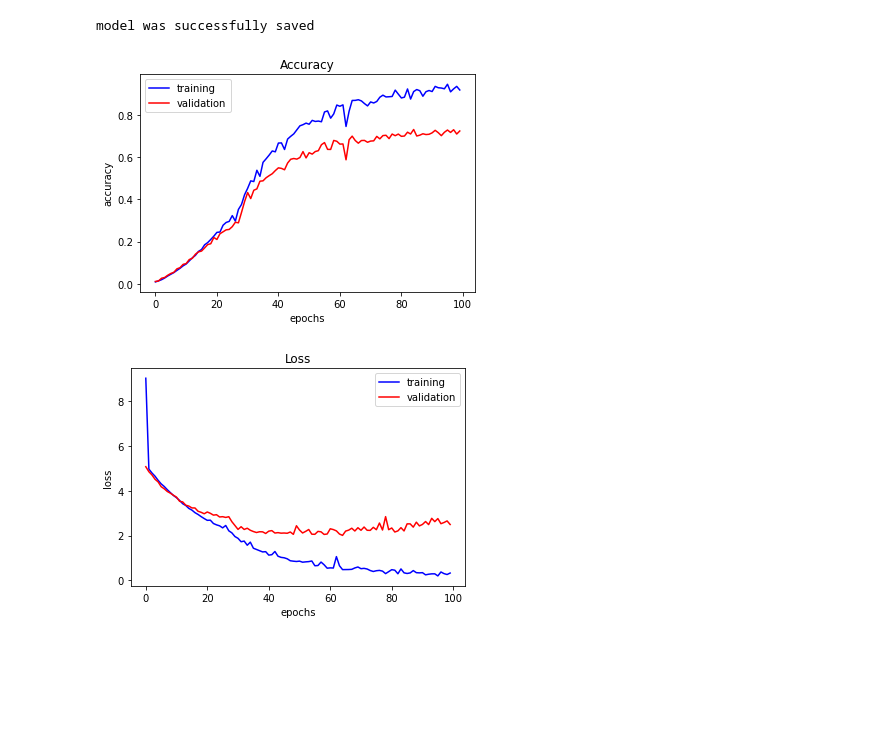
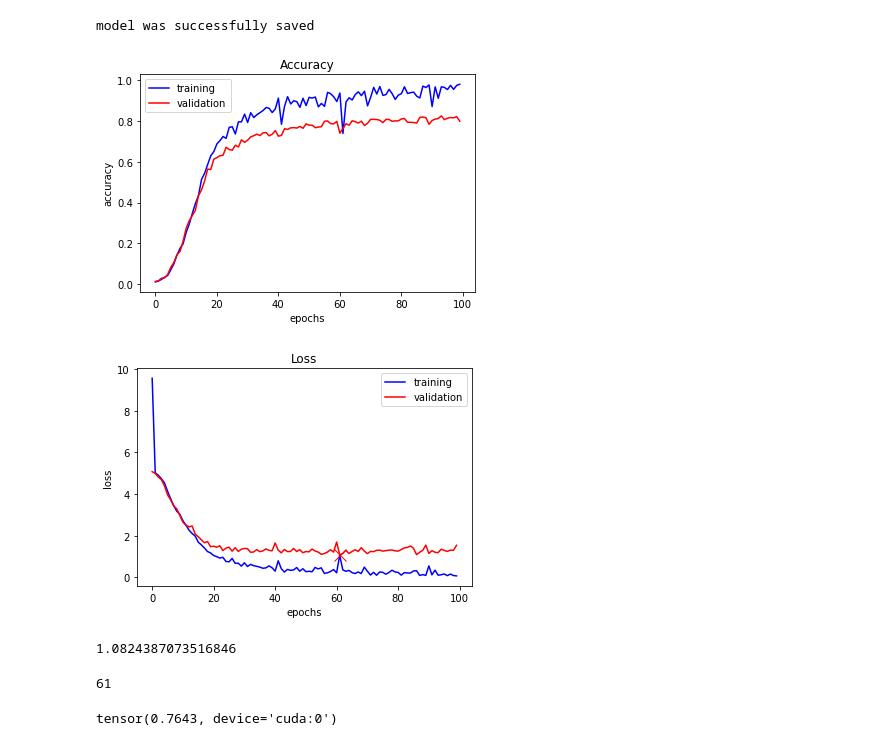
Before and after one commit to ankur-arch/Compound-Test, a Jupyter notebook: trainer.ipynb, the cells around one changed output. Cells and saved outputs as stored; diff of their text form; code cells hidden in the pictures; blank space fills up the shorter version.

Commit message:
Updated test and fixed minimum loss issue

```diff
--- a/trainer.ipynb
+++ b/trainer.ipynb
@@ -51,7 +51,7 @@ def get_one_hot_encoded_labels(input_data_frame):
     return input_data_frame.labels
 # %%
 # pytorch device configurations
-BATCH_SIZE = 256
+BATCH_SIZE = 512
 DEVICE = torch.device('cuda' if torch.cuda.is_available() else 'cpu')
 # %%
 DEVICE
@@ -78,7 +78,7 @@ DATASET_DATAFRAME
 | 34438 | 170 | dataset\IsolatedTrain\171\bcc0001... |
 34439 rows × 2 columns
 # %%
-X_TRAIN_CSV, X_VAL_CSV,Y_TRAIN, Y_VAL = train_test_split(DATASET_DATAFRAME.directory, DATASET_DATAFRAME.labels, test_size=0.15, stratify=DATASET_DATAFRAME.labels)
+X_TRAIN_CSV, X_VAL_CSV,Y_TRAIN, Y_VAL = train_test_split(DATASET_DATAFRAME.directory, DATASET_DATAFRAME.labels, test_size=0.10, stratify=DATASET_DATAFRAME.labels)
 # %%
 print(len(X_TRAIN_CSV),len(X_VAL_CSV),len(Y_TRAIN), len(Y_VAL))
 # %% [output]
@@ -274,6 +274,10 @@ def training(epochs:int = 0, TRAINING_LOADER = TRAINING_LOADER , VALIDATION_LOAD
         total_epoch_loss = 0
         total_accuracy_epoch = 0
         for i, data in tqdm(enumerate(TRAINING_LOADER, 0)):
+
+            image = 0
+            label = 0
+
             image,label = data
 
             optimizer.zero_grad(set_to_none=True)
@@ -303,6 +307,11 @@ def training(epochs:int = 0, TRAINING_LOADER = TRAINING_LOADER , VALIDATION_LOAD
         total_accuracy_epoch = total_accuracy_epoch /len(TRAINING_LOADER)
 
         optimizer.zero_grad(set_to_none=True)
+
+        inputs = 0
+        image = 0
+        output = 0
+
         with torch.no_grad():
              validation_loss, validation_accuracy = validate(ValidationLoader= VALIDATION_LOADER )
 
@@ -310,7 +319,7 @@ def training(epochs:int = 0, TRAINING_LOADER = TRAINING_LOADER , VALIDATION_LOAD
         all_validation_accuracy.append(validation_accuracy)
 
         if minimum_validation_loss > validation_loss:
-            validation_loss = minimum_validation_loss
+            minimum_validation_loss = validation_loss
             minimum_validation_epoch_number = epoch
             print("Saved model at epoch {}".format(epoch+1))
             PATH = OPTIM_MODEL_NAME
@@ -354,7 +367,7 @@ model was successfully saved
 # %%
 import matplotlib.pyplot as plt
 # %%
-def result_plot(t_value,v_value,title,ylabel):
+def result_plot(t_value,v_value,title,min_point, ylabel):
     result = []
     result_v = []
     for item, item_v in zip(t_value, v_value):
@@ -362,17 +375,32 @@ def result_plot(t_value,v_value,title,ylabel):
         result_v.append(item_v.cpu())
     plt.plot(result,'b')
     plt.plot(result_v,'r')
-
+    if min_point is not None:
+        x,y = min_point
+        y = y.cpu()
+        plt.plot(x,y,'xr',linewidth=2, markersize=12)
     plt.title(title)
     plt.legend(["training","validation"])
     plt.xlabel("epochs")
     plt.ylabel(ylabel)
     plt.show()
 # %%
-result_plot(t_value=t_acc,v_value=v_acc,title="Accuracy", ylabel="accuracy")
+result_plot(t_value=t_acc,v_value=v_acc,title="Accuracy",min_point=None, ylabel="accuracy")
 # %% [output]
-[figure, old version]
+[figure, new version]
 # %%
-result_plot(t_value=t_loss,v_value=v_loss, title="Loss", ylabel="loss")
+result_plot(t_value=t_loss,v_value=v_loss, title="Loss" ,min_point=(min_val_loss,min_val_loss_epoch), ylabel="loss")
 # %% [output]
-[figure, old version]
+[figure, new version]
+# %%
+min_val_loss_epoch.item()
+# %% [output]
+1.0824387073516846
+# %%
+min_val_loss
+# %% [output]
+61
+# %%
+v_acc[min_val_loss]
+# %% [output]
+tensor(0.7643, device='cuda:0')
```
Also changed, not shown: parts of 8 cells of this notebook.
